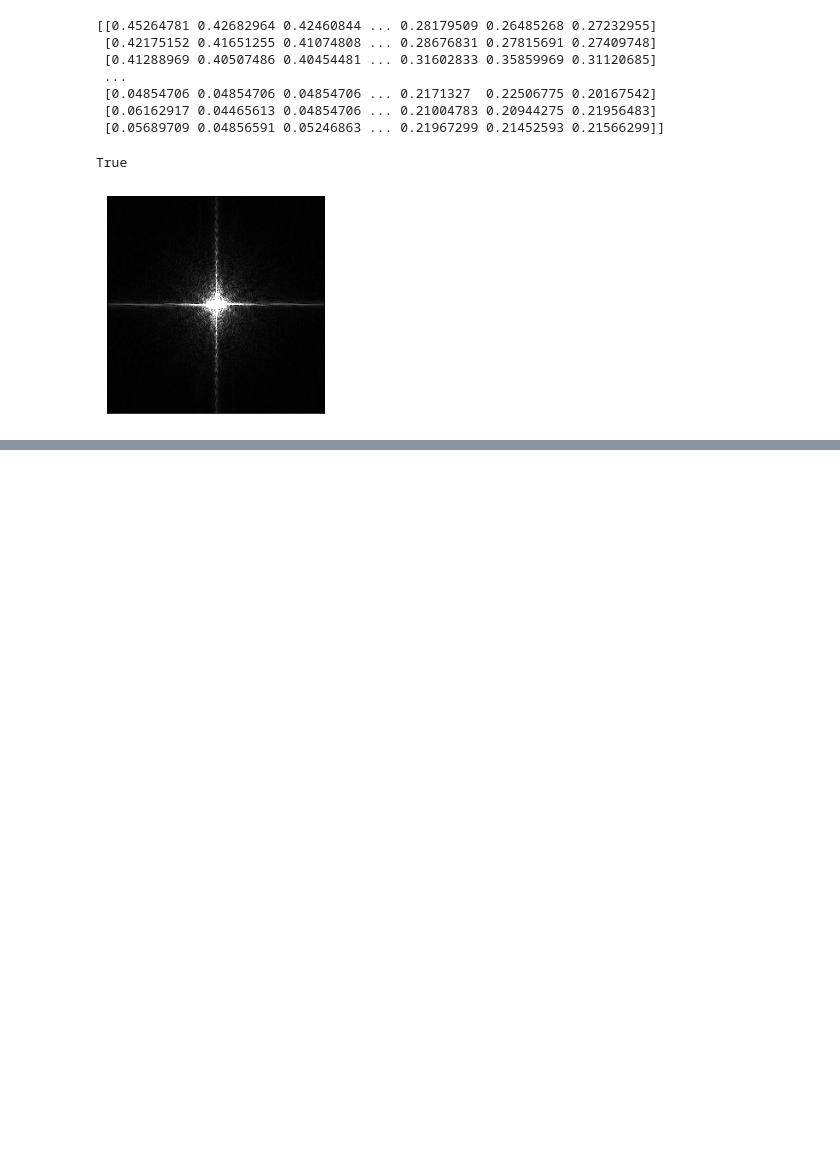
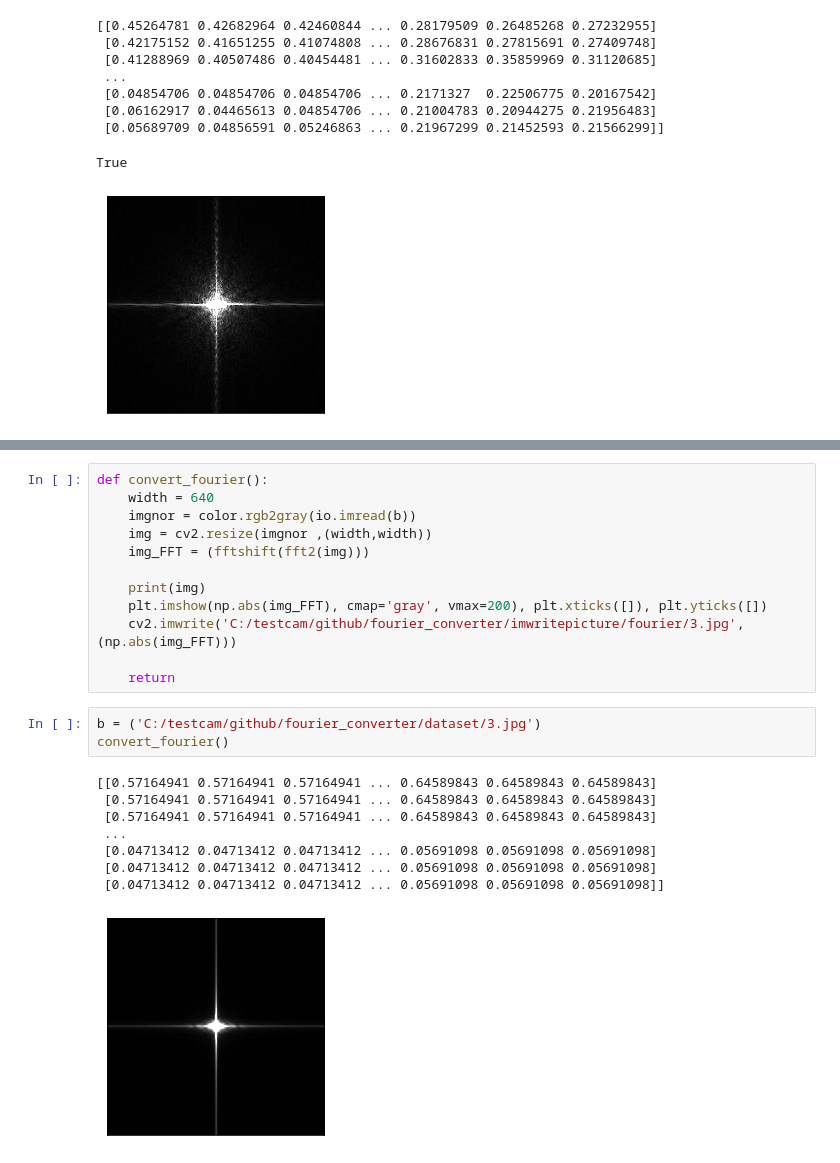
Before and after one commit to Soviet227/fourier_converter, a Jupyter notebook: fourier_converter.ipynb, the cells around one changed output, grey strips where cells are left out. Drawn from its saved outputs; the diff is of its cells as text; blank space fills up the shorter version.

```diff
--- a/fourier_converter.ipynb
+++ b/fourier_converter.ipynb
@@ -104,0 +106,24 @@ convertpic()
+# %%
+def convert_fourier():
+    width = 640
+    imgnor = color.rgb2gray(io.imread(b))
+    img = cv2.resize(imgnor ,(width,width))
+    img_FFT = (fftshift(fft2(img)))
+
+    print(img)
+    plt.imshow(np.abs(img_FFT), cmap='gray', vmax=200), plt.xticks([]), plt.yticks([])
+    cv2.imwrite('C:/testcam/github/fourier_converter/imwritepicture/fourier/3.jpg', (np.abs(img_FFT)))
+
+    return
+# %%
+b = ('C:/testcam/github/fourier_converter/dataset/3.jpg')
+convert_fourier()
+# %% [output]
+[[0.57164941 0.57164941 0.57164941 ... 0.64589843 0.64589843 0.64589843]
+ [0.57164941 0.57164941 0.57164941 ... 0.64589843 0.64589843 0.64589843]
+ [0.57164941 0.57164941 0.57164941 ... 0.64589843 0.64589843 0.64589843]
+ ...
+ [0.04713412 0.04713412 0.04713412 ... 0.05691098 0.05691098 0.05691098]
+ [0.04713412 0.04713412 0.04713412 ... 0.05691098 0.05691098 0.05691098]
+ [0.04713412 0.04713412 0.04713412 ... 0.05691098 0.05691098 0.05691098]]
+[figure, added]
```
Also changed, not shown: parts of 4 cells of this notebook, 2 other files.
